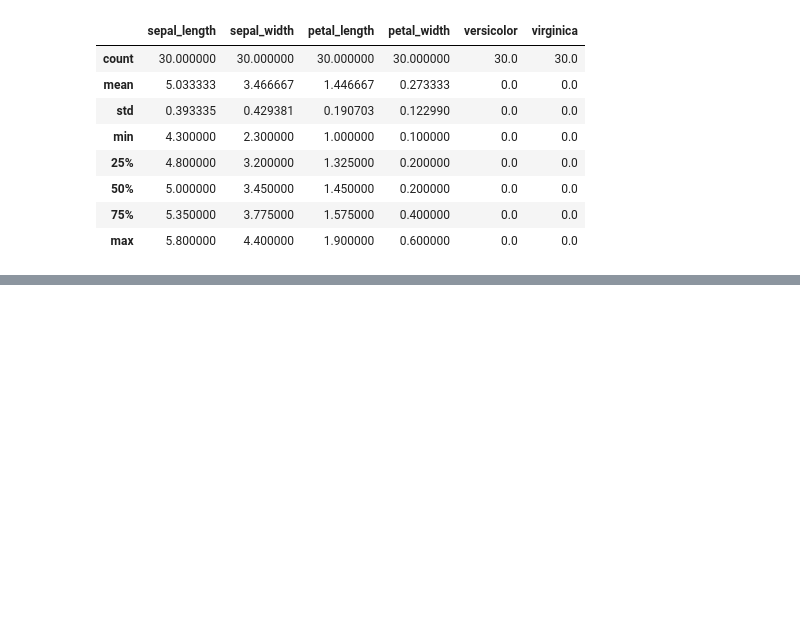
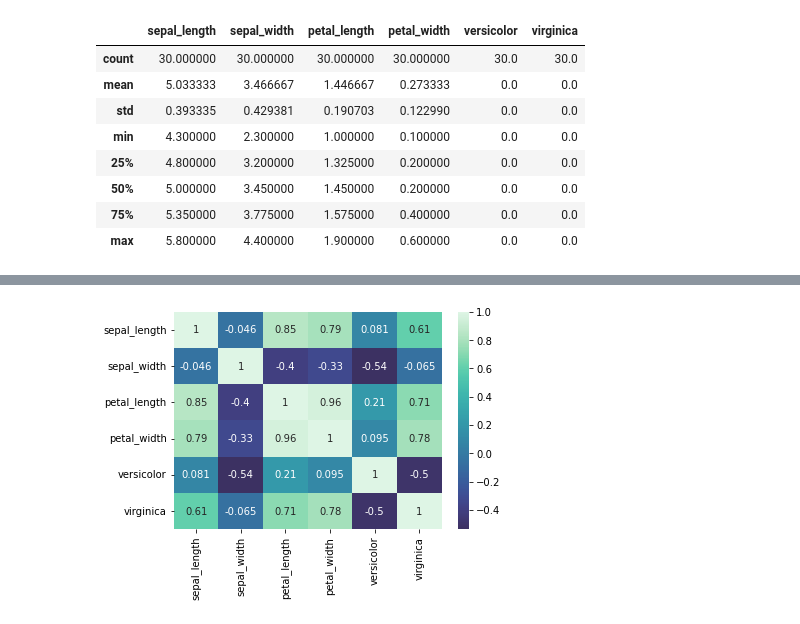
Before and after one commit to QinzhiChen/classification-exercises, a Jupyter notebook: classification_exercises.ipynb, the cells around one changed output, grey strips where cells are left out. Drawn from its saved outputs; the diff is of its cells as text; code cells hidden in the pictures; blank space fills up the shorter version.

```diff
--- a/classification_exercises.ipynb
+++ b/classification_exercises.ipynb
@@ -634,0 +655,6 @@ for col in num_vars:
+# %%
+iris_train.corr()
+sns.heatmap(iris_train.corr(), cmap='mako', center=0, annot=True)
+plt.show()
+# %% [output]
+[figure, added]
```
Also changed, not shown: parts of 97 cells of this notebook, 2 other files.
